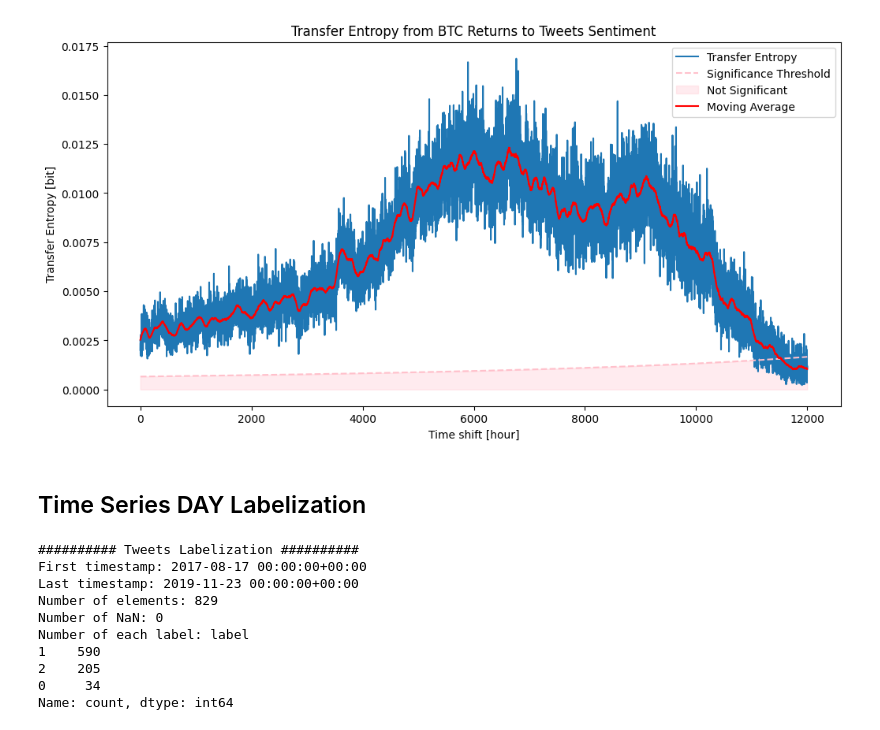
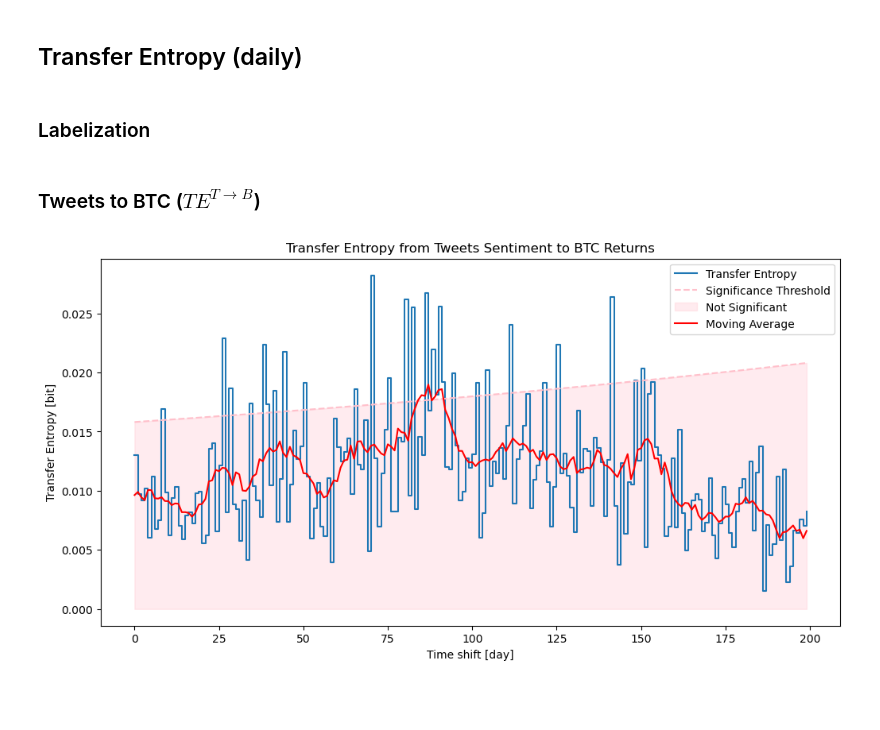
Before and after one commit to paulo-03/bitcoin_twitter, a Jupyter notebook: transfer_entropy.ipynb, the cells around one changed output. Saved outputs shown, nothing was run; the diff lists cells and outputs as text; code cells hidden in the pictures; blank space fills up the shorter version.

```diff
--- a/transfer_entropy.ipynb
+++ b/transfer_entropy.ipynb
@@ -123,23 +134,16 @@ TE_computer.plot_transfer_entropy_on_lags(delays=range(0, 200), k=1, moving_aver
-# %%
-TE_computer.plot_transfer_entropy_on_lags(delays=range(0, 12000), k=1, moving_average_window=100,
-                                          case="btc_to_tweet_hours")
-# %% [output]
-[figure, removed]
 # %% [markdown]
-## Time Series DAY Labelization
+## Transfer Entropy (daily)
+# %% [markdown]
+### Labelization
 # %%
 tweet_labelizer = TweetsLabelization('clean_data/twitter.parquet')
 btc_labelizer = BtcLabelization('clean_data/btc.parquet')
+tweets_labels = tweet_labelizer.labelize(threshold=0.4, granularity='d')
+btc_labels = btc_labelizer.labelize(threshold=0.08, granularity='d')
+# %% [markdown]
+### Tweets to BTC ($TE^{T \rightarrow B}$)
 # %%
-tweets_labels = tweet_labelizer.labelize(threshold=0.3, granularity='d')
+TE_computer = TweetsToBtcTransferEntropy(tweets_labels, btc_labels)
+TE_computer.plot_transfer_entropy_on_lags(delays=range(0, 200), k=1, moving_average_window=10, case="tweet_to_btc_days")
 # %% [output]
-########## Tweets Labelization ##########
-First timestamp: 2017-08-17 00:00:00+00:00
-Last timestamp: 2019-11-23 00:00:00+00:00
-Number of elements: 829
-Number of NaN: 0
-Number of each label: label
-1    590
-2    205
-0     34
-Name: count, dtype: int64
+[figure, added]
```
Also changed, not shown: parts of 25 cells of this notebook, 11 other files.
